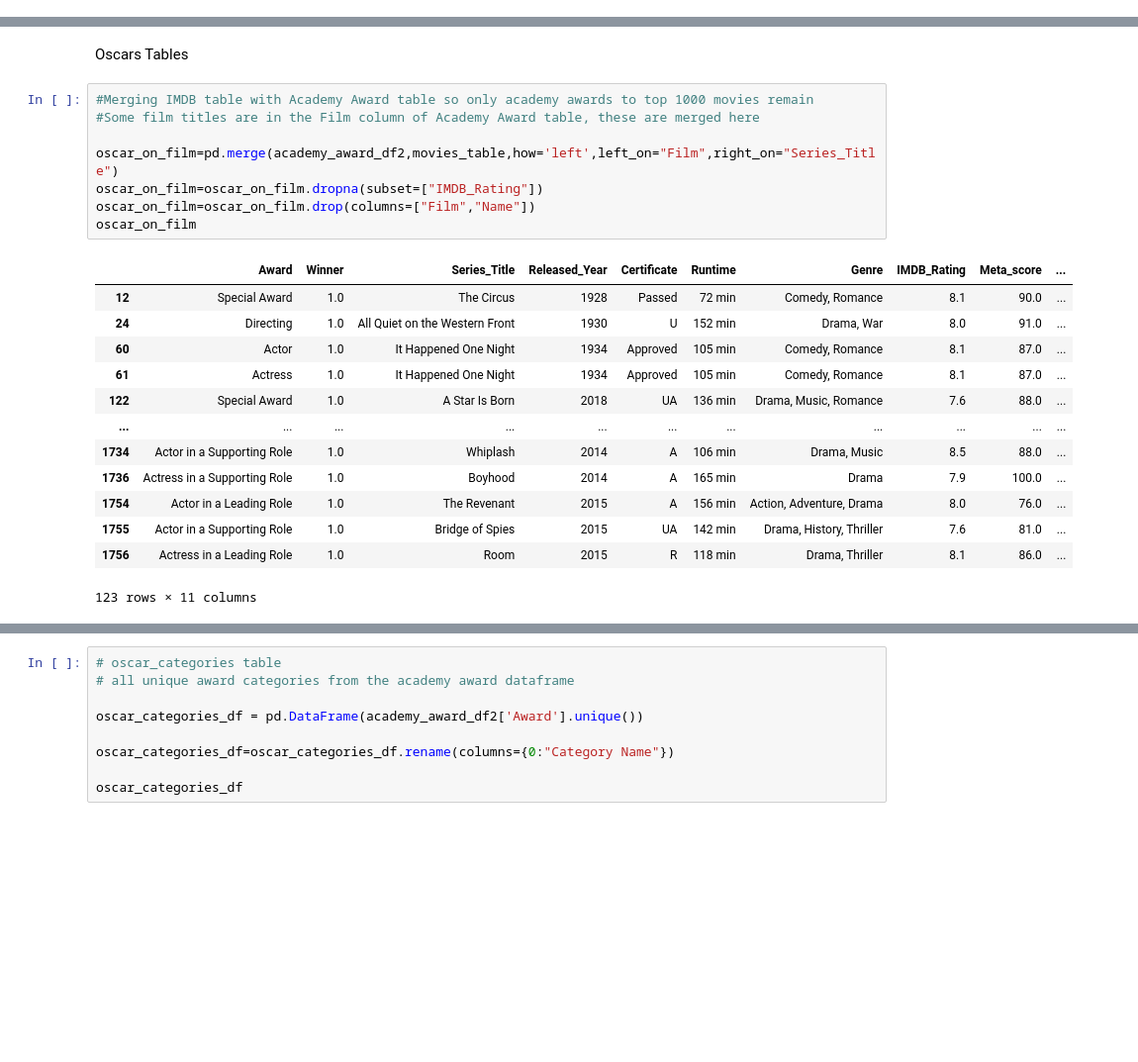
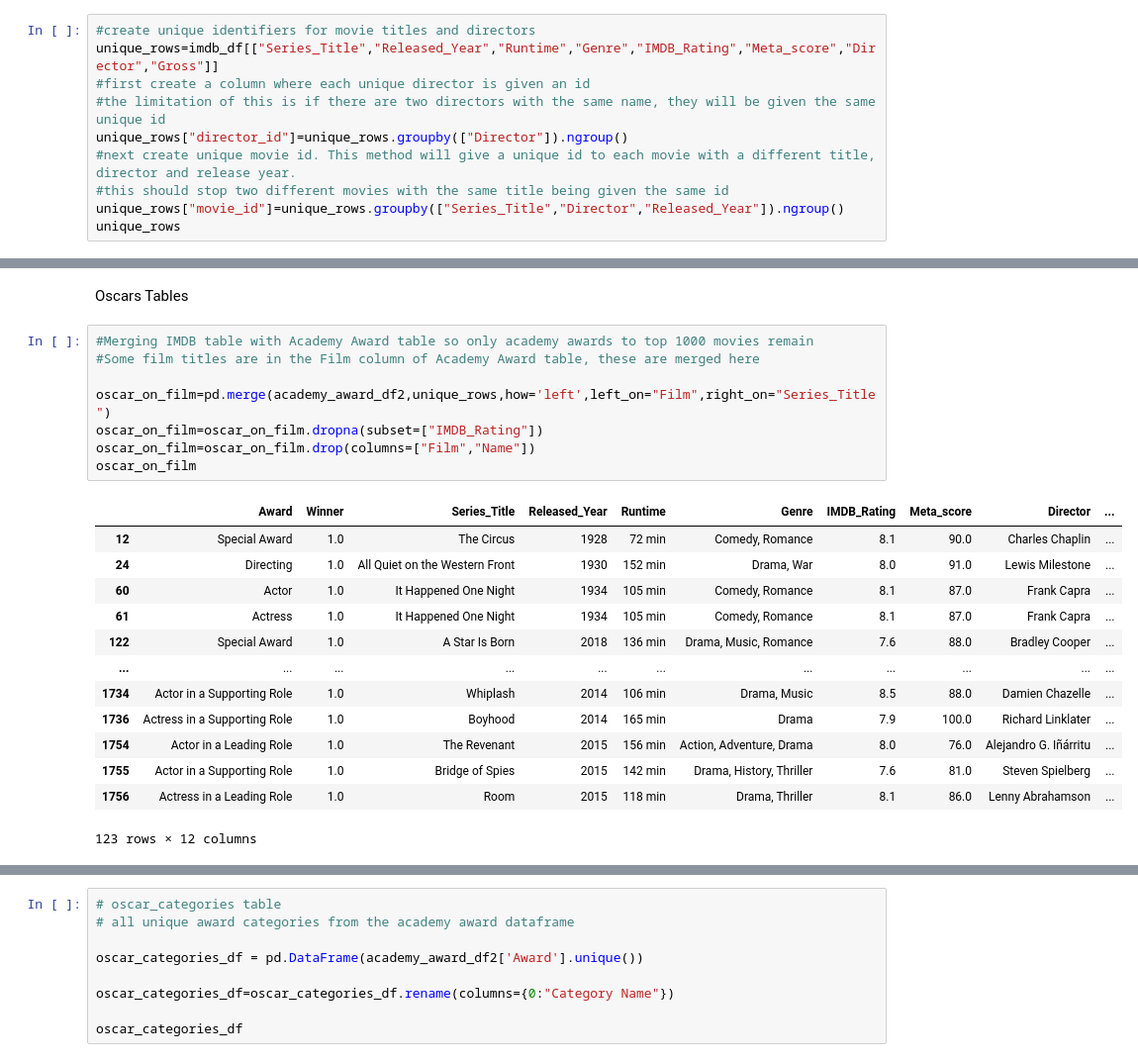
Before and after one commit to 0samvuong/Project-2-ETL-Group-6, a Jupyter notebook: movies.ipynb, the cells around one changed output, grey strips where cells are left out. Shown at 99% size. Saved outputs shown, nothing was run; the diff lists cells and outputs as text; blank space fills up the shorter version.

```diff
--- a/movies.ipynb
+++ b/movies.ipynb
@@ -76,3 +78,13 @@ academy_award_df2
 1775 rows × 4 columns
 # %% [markdown]
 ### ERD TABLES
+# %%
+#create unique identifiers for movie titles and directors
+unique_rows=imdb_df[["Series_Title","Released_Year","Runtime","Genre","IMDB_Rating","Meta_score","Director","Gross"]]
+#first create a column where each unique director is given an id
+#the limitation of this is if there are two directors with the same name, they will be given the same unique id
+unique_rows["director_id"]=unique_rows.groupby(["Director"]).ngroup()
+#next create unique movie id. This method will give a unique id to each movie with a different title, director and release year.
+#this should stop two different movies with the same title being given the same id
+unique_rows["movie_id"]=unique_rows.groupby(["Series_Title","Director","Released_Year"]).ngroup()
+unique_rows
@@ -138,25 +193,25 @@ Oscars Tables
 # %%
 #Merging IMDB table with Academy Award table so only academy awards to top 1000 movies remain
 #Some film titles are in the Film column of Academy Award table, these are merged here
 
-oscar_on_film=pd.merge(academy_award_df2,movies_table,how='left',left_on="Film",right_on="Series_Title")
+oscar_on_film=pd.merge(academy_award_df2,unique_rows,how='left',left_on="Film",right_on="Series_Title")
 oscar_on_film=oscar_on_film.dropna(subset=["IMDB_Rating"])
 oscar_on_film=oscar_on_film.drop(columns=["Film","Name"])
 oscar_on_film
 # %% [output]
-|  | Award | Winner | Series_Title | Released_Year | Certificate | Runtime | Genre | IMDB_Rating | Meta_score | ... |
-| 12 | Special Award | 1.0 | The Circus | 1928 | Passed | 72 min | Comedy, Romance | 8.1 | 90.0 | ... |
-| 24 | Directing | 1.0 | All Quiet on the Western Front | 1930 | U | 152 min | Drama, War | 8.0 | 91.0 | ... |
-| 60 | Actor | 1.0 | It Happened One Night | 1934 | Approved | 105 min | Comedy, Romance | 8.1 | 87.0 | ... |
-| 61 | Actress | 1.0 | It Happened One Night | 1934 | Approved | 105 min | Comedy, Romance | 8.1 | 87.0 | ... |
-| 122 | Special Award | 1.0 | A Star Is Born | 2018 | UA | 136 min | Drama, Music, Romance | 7.6 | 88.0 | ... |
+|  | Award | Winner | Series_Title | Released_Year | Runtime | Genre | IMDB_Rating | Meta_score | Director | ... |
+| 12 | Special Award | 1.0 | The Circus | 1928 | 72 min | Comedy, Romance | 8.1 | 90.0 | Charles Chaplin | ... |
+| 24 | Directing | 1.0 | All Quiet on the Western Front | 1930 | 152 min | Drama, War | 8.0 | 91.0 | Lewis Milestone | ... |
+| 60 | Actor | 1.0 | It Happened One Night | 1934 | 105 min | Comedy, Romance | 8.1 | 87.0 | Frank Capra | ... |
+| 61 | Actress | 1.0 | It Happened One Night | 1934 | 105 min | Comedy, Romance | 8.1 | 87.0 | Frank Capra | ... |
+| 122 | Special Award | 1.0 | A Star Is Born | 2018 | 136 min | Drama, Music, Romance | 7.6 | 88.0 | Bradley Cooper | ... |
 | ... | ... | ... | ... | ... | ... | ... | ... | ... | ... | ... |
-| 1734 | Actor in a Supporting Role | 1.0 | Whiplash | 2014 | A | 106 min | Drama, Music | 8.5 | 88.0 | ... |
-| 1736 | Actress in a Supporting Role | 1.0 | Boyhood | 2014 | A | 165 min | Drama | 7.9 | 100.0 | ... |
-| 1754 | Actor in a Leading Role | 1.0 | The Revenant | 2015 | A | 156 min | Action, Adventure, Drama | 8.0 | 76.0 | ... |
-| 1755 | Actor in a Supporting Role | 1.0 | Bridge of Spies | 2015 | UA | 142 min | Drama, History, Thriller | 7.6 | 81.0 | ... |
-| 1756 | Actress in a Leading Role | 1.0 | Room | 2015 | R | 118 min | Drama, Thriller | 8.1 | 86.0 | ... |
+| 1734 | Actor in a Supporting Role | 1.0 | Whiplash | 2014 | 106 min | Drama, Music | 8.5 | 88.0 | Damien Chazelle | ... |
+| 1736 | Actress in a Supporting Role | 1.0 | Boyhood | 2014 | 165 min | Drama | 7.9 | 100.0 | Richard Linklater | ... |
+| 1754 | Actor in a Leading Role | 1.0 | The Revenant | 2015 | 156 min | Action, Adventure, Drama | 8.0 | 76.0 | Alejandro G. Iñárritu | ... |
+| 1755 | Actor in a Supporting Role | 1.0 | Bridge of Spies | 2015 | 142 min | Drama, History, Thriller | 7.6 | 81.0 | Steven Spielberg | ... |
+| 1756 | Actress in a Leading Role | 1.0 | Room | 2015 | 118 min | Drama, Thriller | 8.1 | 86.0 | Lenny Abrahamson | ... |
-123 rows × 11 columns
+123 rows × 12 columns
 # %%
 #some film titles are in the Name column of Academy Award table, these are merged here
 
```
Also changed, not shown: parts of 8 cells of this notebook.
